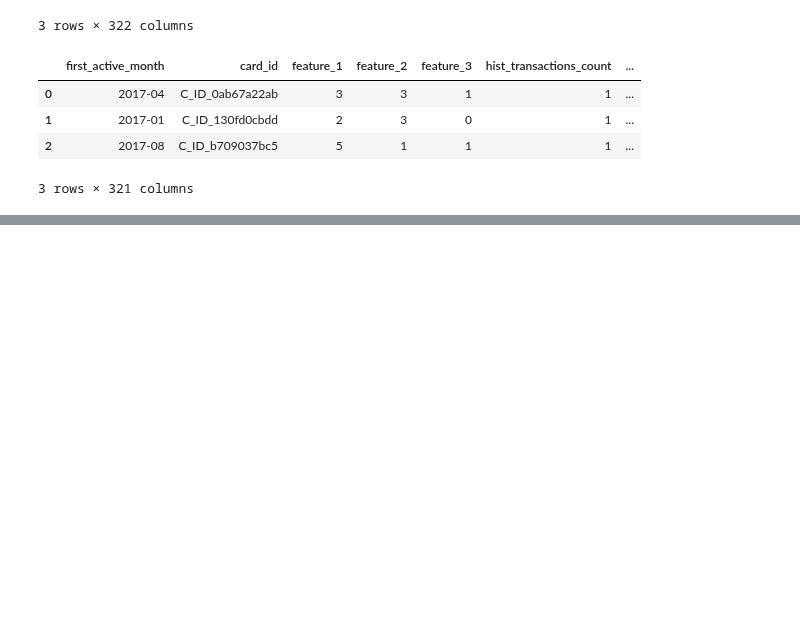
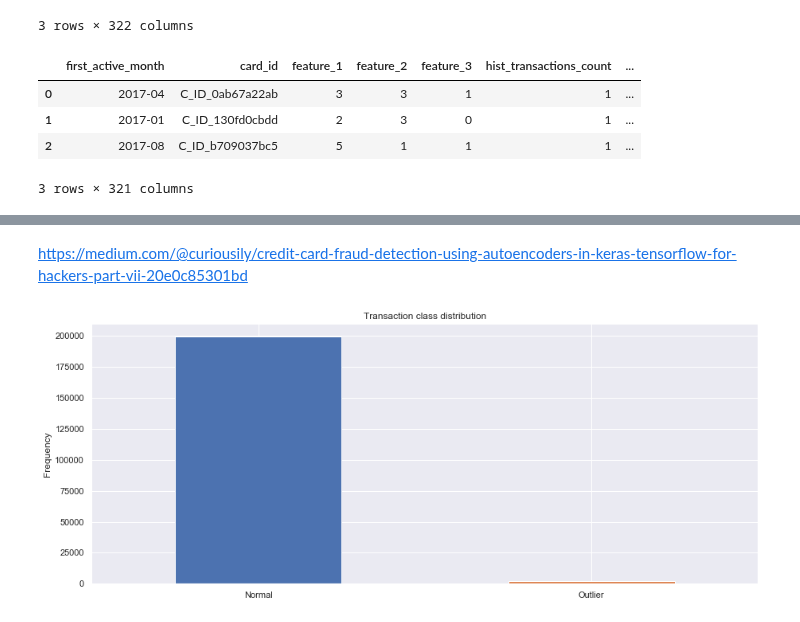
Before and after one commit to Zol-S/kaggle, a Jupyter notebook: Elo Merchant Category Recommendation/6_Autoencoder.ipynb, the cells around one changed output, grey strips where cells are left out. Cells and saved outputs as stored; diff of their text form; code cells hidden in the pictures; blank space fills up the shorter version.

Commit message:
Added autoencoder
Added autoencoder

```diff
--- a/Elo Merchant Category Recommendation/6_Autoencoder.ipynb
+++ b/Elo Merchant Category Recommendation/6_Autoencoder.ipynb
@@ -194,0 +153,2 @@ For more details click [here](https://lightgbm.readthedocs.io/en/latest/).
+# %%
+df_train['is_outlier'] = df_train['target'].apply(lambda x: True if x < -30 else False)
@@ -194,0 +159,10 @@ For more details click [here](https://lightgbm.readthedocs.io/en/latest/).
+# %% [markdown]
+https://medium.com/@curiousily/credit-card-fraud-detection-using-autoencoders-in-keras-tensorflow-for-hackers-part-vii-20e0c85301bd
+# %%
+count_classes = pd.value_counts(df_train['is_outlier'], sort = True)
+count_classes.plot(kind = 'bar', rot=0)
+plt.title("Transaction class distribution")
+plt.xticks(range(2), LABELS)
+plt.ylabel("Frequency");
+# %% [output]
+[figure, added]
```
Also changed, not shown: parts of 44 cells of this notebook, 1 other file.
